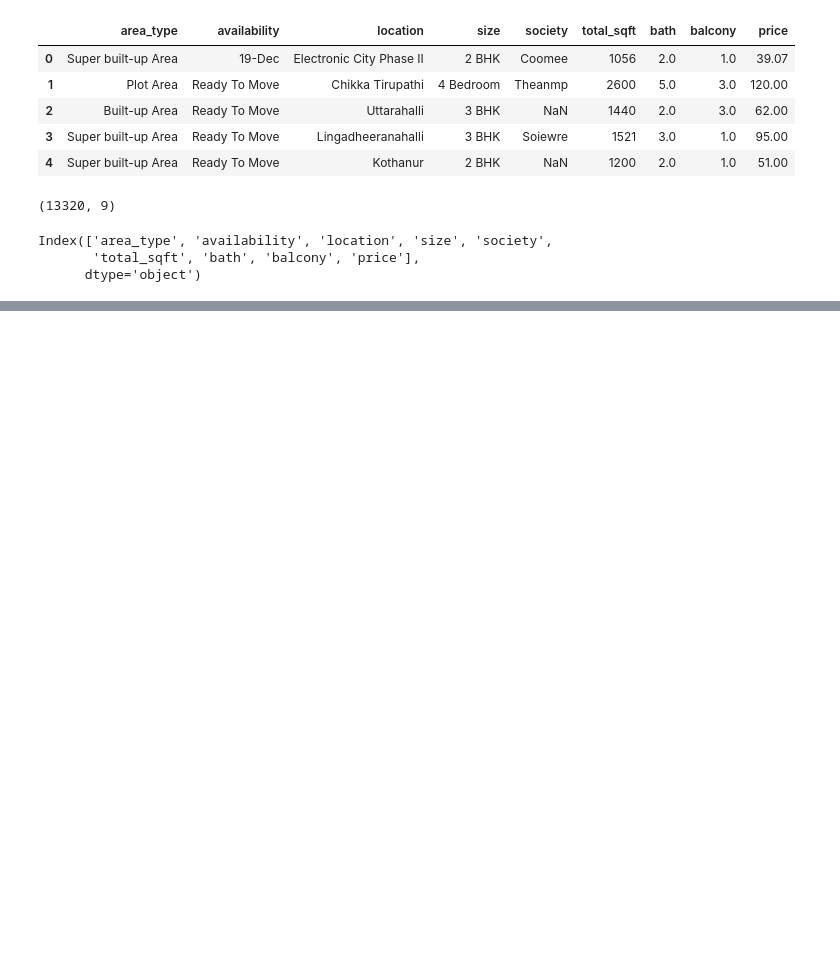
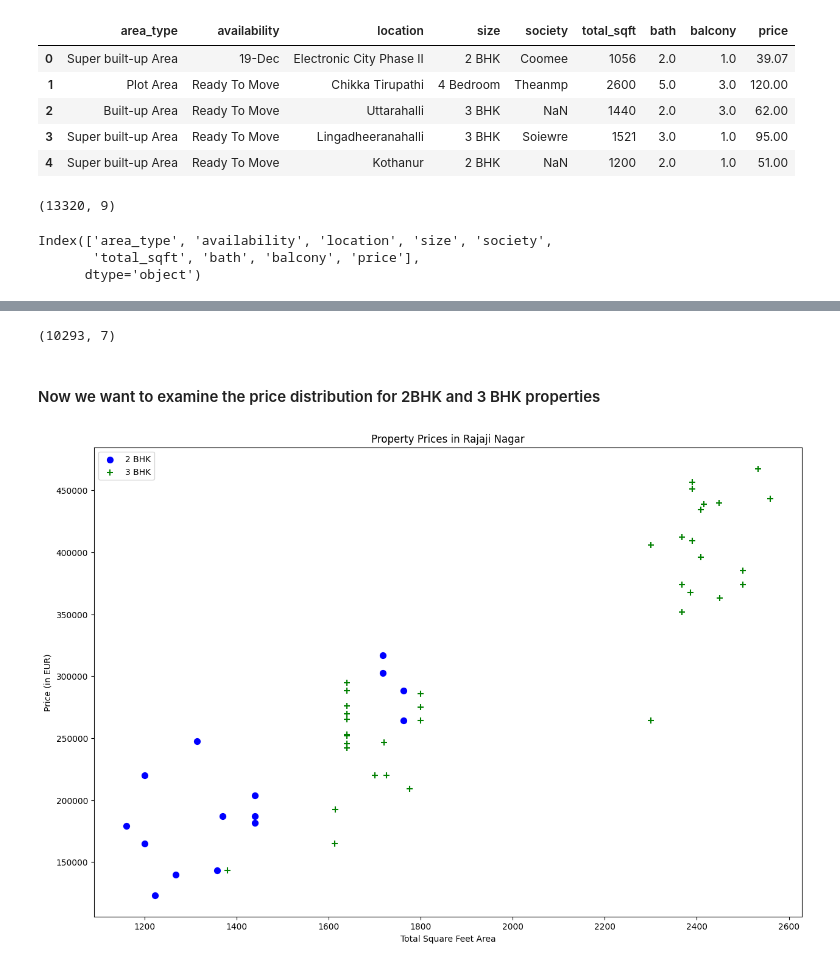
Before and after one commit to HanaZadravec/real_estate_price_prediction, a Jupyter notebook: house_price_prediction.ipynb, the cells around one changed output, grey strips where cells are left out. Saved outputs shown, nothing was run; the diff lists cells and outputs as text; code cells hidden in the pictures; blank space fills up the shorter version.

Commit message:
data cleaning and feature engineering

```diff
--- a/house_price_prediction.ipynb
+++ b/house_price_prediction.ipynb
@@ -35,0 +252,2 @@ Index(['area_type', 'availability', 'location', 'size', 'society',
+# %%
+df['price_per_sqft'] = (df['price_eur'] / df['total_sqft']).round(2)  # Calculate price per square foot in EUR
@@ -35,0 +340,5 @@ Index(['area_type', 'availability', 'location', 'size', 'society',
+# %%
+# Replace locations with less than 10 data points with 'other'
+df['location'] = df['location'].apply(lambda x: 'other' if x in location_stats_less_than_10 else x)
+unique_locations_count = len(df['location'].unique())
+print(unique_locations_count)
@@ -35,0 +380,3 @@ Index(['area_type', 'availability', 'location', 'size', 'society',
+# %%
+df = df[df['total_sqft'] / df['bhk'] >= 300]
+print(df.shape)
@@ -35,0 +414,43 @@ Index(['area_type', 'availability', 'location', 'size', 'society',
+# %%
+def remove_pps_outliers(df):
+    df_out = df.groupby('location').apply(
+        lambda x: x[(x.price_per_sqft > (x.price_per_sqft.mean() - x.price_per_sqft.std())) &
+                    (x.price_per_sqft <= (x.price_per_sqft.mean() + x.price_per_sqft.std()))]
+    ).reset_index(drop=True)
+    return df_out
+
+df = remove_pps_outliers(df)
+df.shape
+# %% [output]
+(10293, 7)
+# %% [markdown]
+#### Now we want to examine the price distribution for 2BHK and 3 BHK properties
+# %%
+def plot_property_prices(df, location):
+    bhk2_data = df[(df.location == location) & (df.bhk == 2)]
+    bhk3_data = df[(df.location == location) & (df.bhk == 3)]
+
+    # Set the figure size for better visibility
+    matplotlib.rcParams['figure.figsize'] = (15, 10)
+
+    # Plot 2 BHK properties as blue scatter points
+    plt.scatter(bhk2_data.total_sqft, bhk2_data.price_eur, color='blue', s=50)
+
+    # Plot 3 BHK properties as green plus markers
+    plt.scatter(bhk3_data.total_sqft, bhk3_data.price_eur, marker='+', color='green', s=50)
+
+    # Add labels and title to the plot
+    plt.xlabel("Total Square Feet Area")
+    plt.ylabel("Price (in EUR)")
+    plt.title(f"Property Prices in {location}")
+
+    # Display the legend with unique entries
+    plt.legend(["2 BHK", "3 BHK"], loc='best')
+
+    # Show the plot
+    plt.show()
+
+# Call the function for a specific location
+plot_property_prices(df, "Rajaji Nagar")
+# %% [output]
+[figure, added]
```
Also changed, not shown: parts of 67 cells of this notebook.
